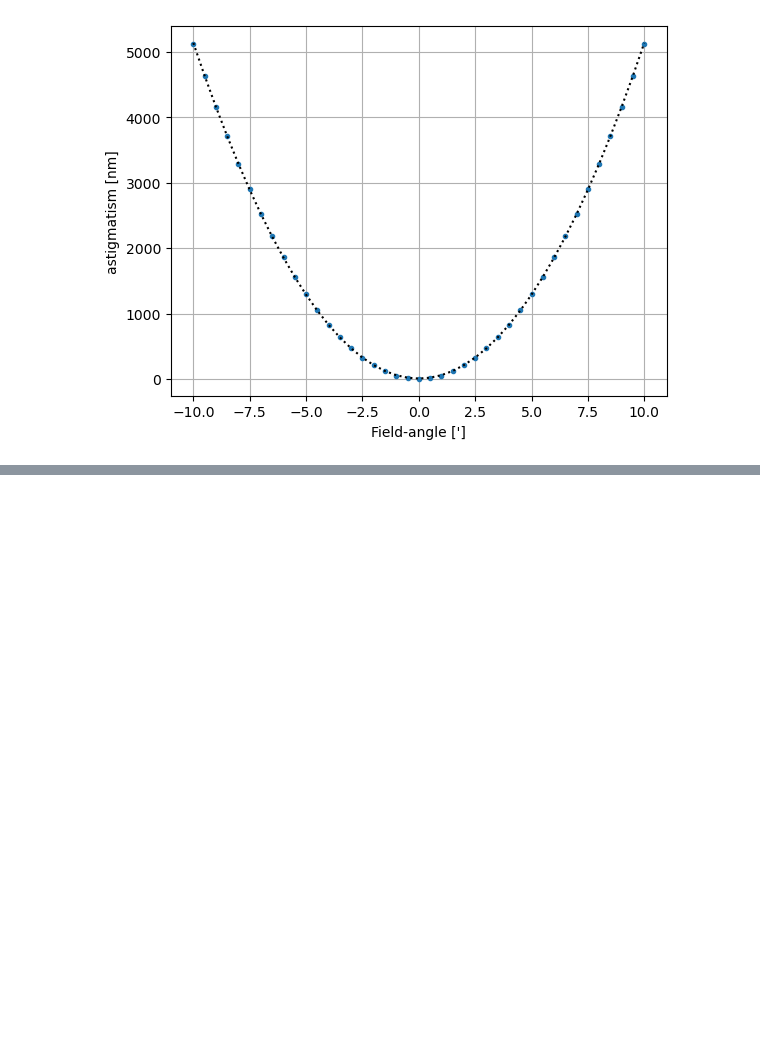
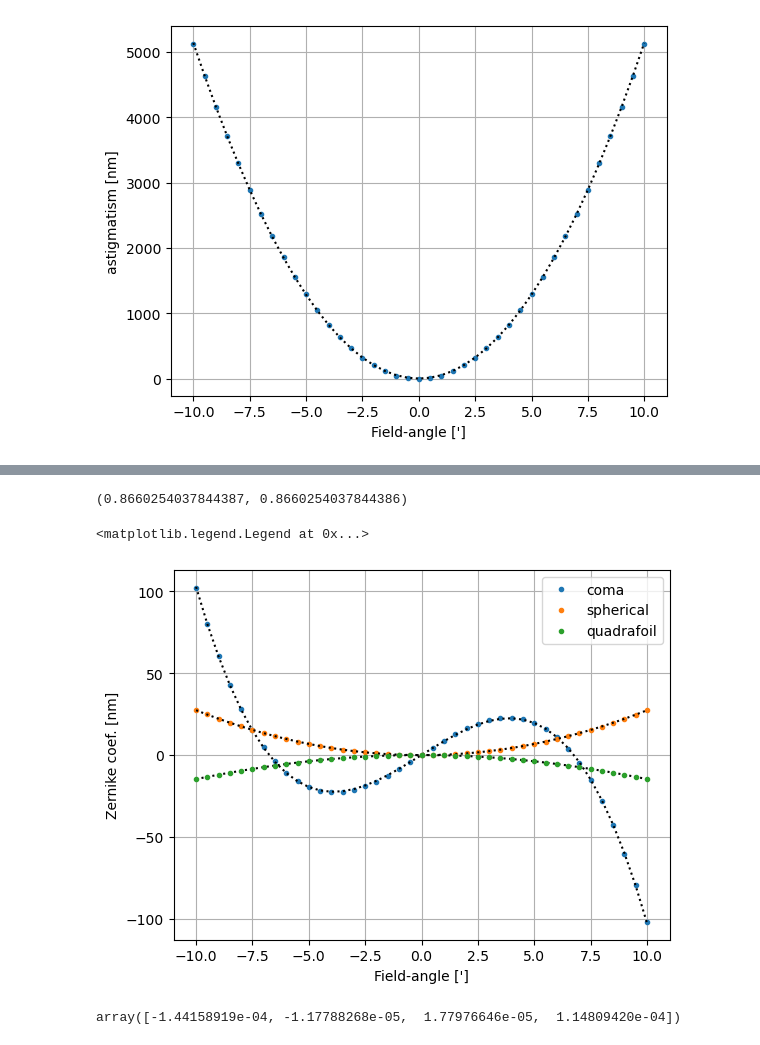
Before and after one commit to rconan/gmt-field-aberrations, a Jupyter notebook: examples/field-aberrations/field-aberrations.ipynb, the cells around one changed output, grey strips where cells are left out. Cells and saved outputs as stored; diff of their text form; code cells hidden in the pictures; blank space fills up the shorter version.

```diff
--- a/examples/field-aberrations/field-aberrations.ipynb
+++ b/examples/field-aberrations/field-aberrations.ipynb
@@ -26,9 +56,13 @@ data
 # %%
-z = np.asarray([x[0] for x in data] )
 astigmatism = np.asarray([np.hypot(x[1][4],x[1][5]) for x in data] )
+#astigmatism = np.asarray([x[1][5] for x in data] )
 coma = np.asarray([x[1][7] for x in data] )
 spherical = np.asarray([x[1][10] for x in data] )
+trefoil = np.asarray([x[1][9] for x in data] )
+quadrafoil = np.asarray([x[1][11] for x in data] )
 # %%
 p_astigmatism = np.polyfit(z,astigmatism,2)
 p_coma = np.polyfit(z,coma,3)
 p_spherical = np.polyfit(z,spherical,2)
+p_trefoil = np.polyfit(z,trefoil,3)
+p_quadrafoil = np.polyfit(z,quadrafoil,4)
@@ -76,0 +138,23 @@ ax.grid()
+# %%
+np.cos(-np.pi/6),np.sqrt(3)/2
+# %% [output]
+(0.8660254037844387, 0.8660254037844386)
+# %%
+fig,ax = plt.subplots()
+ax.plot(z,coma,'.',label="coma")
+ax.plot(z,np.polyval(p_coma,z),'k:')
+ax.plot(z,spherical,'.',label="spherical")
+ax.plot(z,np.polyval(p_spherical,z),'k:')
+ax.plot(z,np.polyval(p_quadrafoil,z),'k:')
+ax.plot(z,quadrafoil,'.',label="quadrafoil")
+ax.set_xlabel("Field-angle [']")
+ax.set_ylabel("Zernike coef. [nm]")
+ax.grid()
+ax.legend()
+# %% [output]
+<matplotlib.legend.Legend at 0x...>
+[figure, added]
+# %%
+p_trefoil
+# %% [output]
+array([-1.44158919e-04, -1.17788268e-05,  1.77976646e-05,  1.14809420e-04])
```
Also changed, not shown: parts of 26 cells of this notebook, 12 other files.
